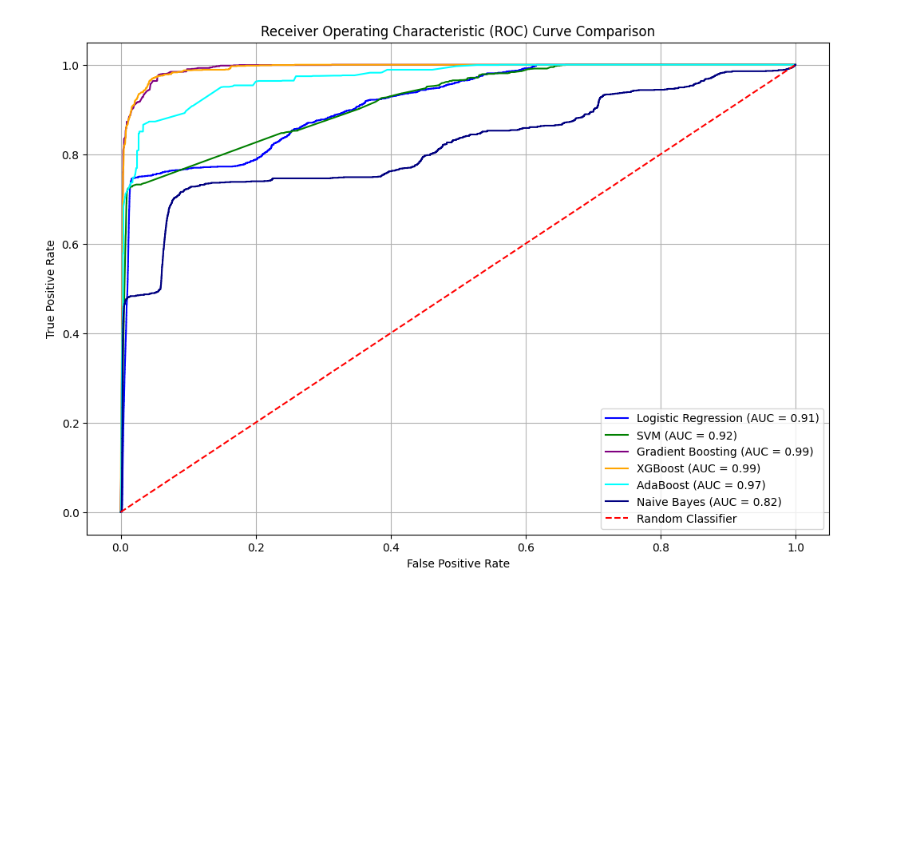
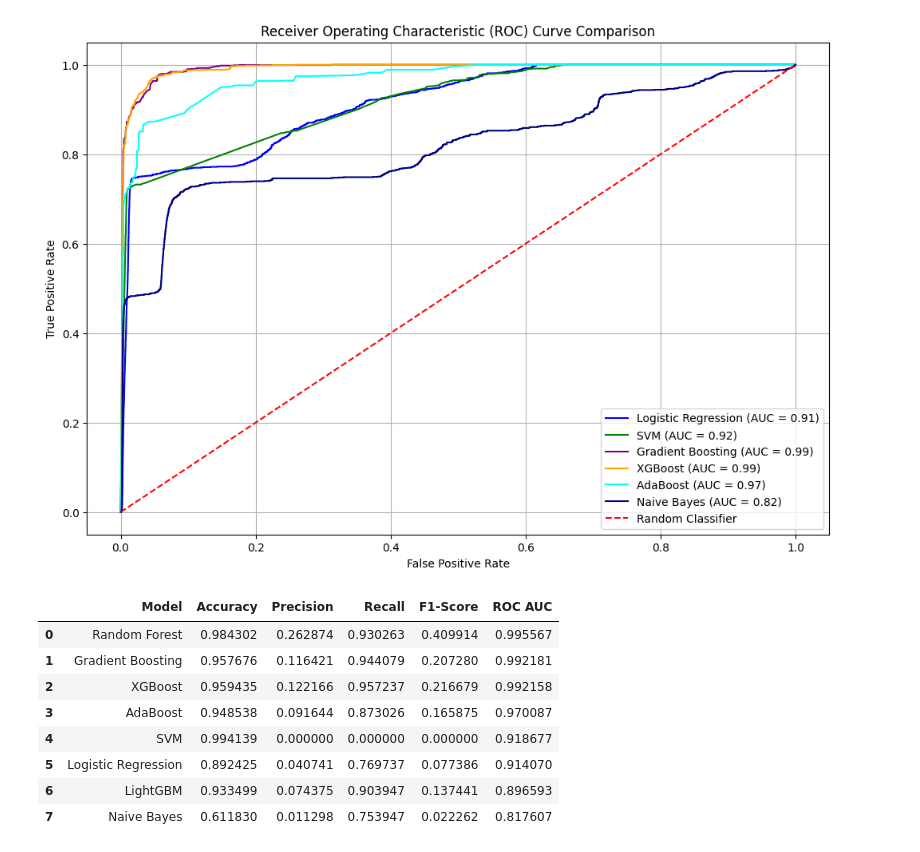
Before and after one commit to danieligelnik/CCFraudProject, a Jupyter notebook: Data_manipulation.ipynb, the cells around one changed output. Drawn from its saved outputs; the diff is of its cells as text; code cells hidden in the pictures; blank space fills up the shorter version.

Commit message:
Making model table

```diff
--- a/Data_manipulation.ipynb
+++ b/Data_manipulation.ipynb
@@ -674,3 +673,48 @@ plt.grid(True)
 plt.show()
 # %% [output]
 [figure]
+# %%
+from sklearn.metrics import precision_score, recall_score, f1_score, accuracy_score
+
+# List of models and their names
+models = [
+    ('Logistic Regression', log_reg_model, X_valid),
+    ('SVM', svm_model, X_valid_scaled),
+    ('Gradient Boosting', gbc_model, X_valid_scaled),
+    ('XGBoost', xgb_model, X_valid_scaled),
+    ('AdaBoost', ada_model, X_valid_scaled),
+    ('Naive Bayes', nb_model, X_valid_scaled),
+    ('Random Forest', rf_model, X_valid),
+    ('LightGBM', lgb_model, X_valid)
+]
+
+# Calculate metrics for each model
+results = []
+for name, model, X in models:
+    y_pred = model.predict(X)
+    y_prob = model.predict_proba(X)[:, 1]
+
+    results.append({
+        'Model': name,
+        'Accuracy': accuracy_score(y_valid, y_pred),
+        'Precision': precision_score(y_valid, y_pred),
+        'Recall': recall_score(y_valid, y_pred),
+        'F1-Score': f1_score(y_valid, y_pred),
+        'ROC AUC': roc_auc_score(y_valid, y_prob)
+    })
+
+# Create Comparison DataFrame
+df_comparison = pd.DataFrame(results)
+
+# Display the results sorted by ROC AUC
+display(df_comparison.sort_values(by='ROC AUC', ascending=False).reset_index(drop=True))
+# %% [output]
+|  | Model | Accuracy | Precision | Recall | F1-Score | ROC AUC |
+| 0 | Random Forest | 0.984302 | 0.262874 | 0.930263 | 0.409914 | 0.995567 |
+| 1 | Gradient Boosting | 0.957676 | 0.116421 | 0.944079 | 0.207280 | 0.992181 |
+| 2 | XGBoost | 0.959435 | 0.122166 | 0.957237 | 0.216679 | 0.992158 |
+| 3 | AdaBoost | 0.948538 | 0.091644 | 0.873026 | 0.165875 | 0.970087 |
+| 4 | SVM | 0.994139 | 0.000000 | 0.000000 | 0.000000 | 0.918677 |
+| 5 | Logistic Regression | 0.892425 | 0.040741 | 0.769737 | 0.077386 | 0.914070 |
+| 6 | LightGBM | 0.933499 | 0.074375 | 0.903947 | 0.137441 | 0.896593 |
+| 7 | Naive Bayes | 0.611830 | 0.011298 | 0.753947 | 0.022262 | 0.817607 |
```
Also changed, not shown: parts of 2 cells of this notebook.
